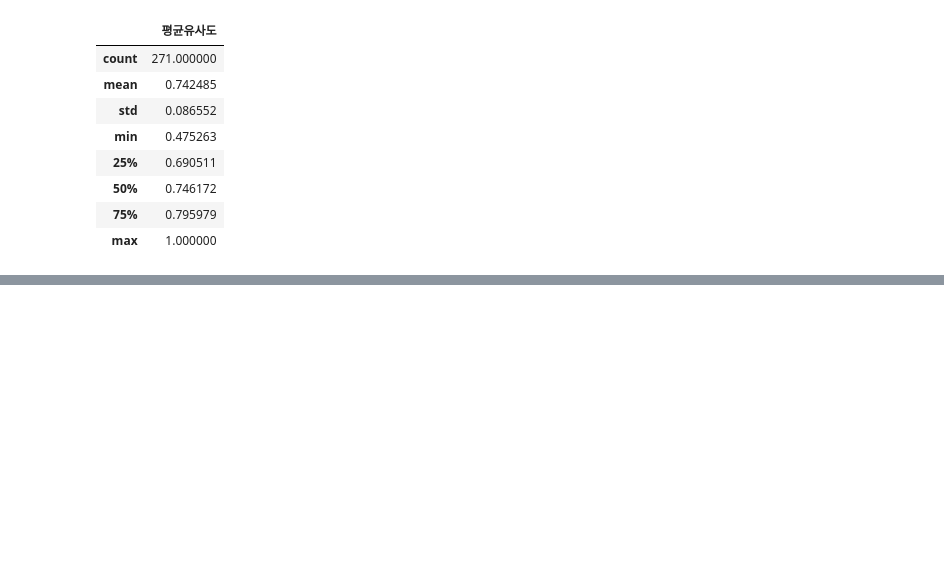
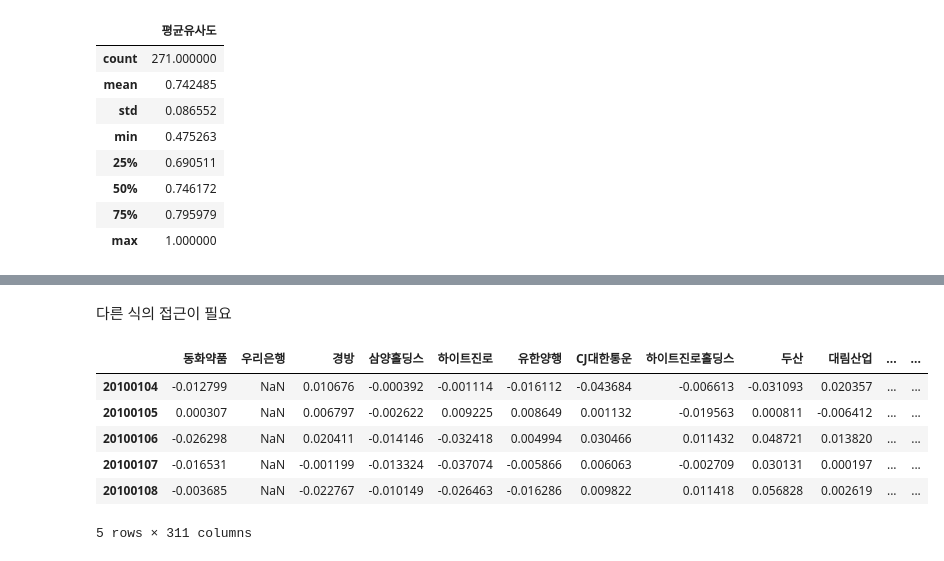
Before and after one commit to Yphy/Textmining, a Jupyter notebook: weak supervision/5.generate_lv2.ipynb, the cells around one changed output, grey strips where cells are left out. Cells and saved outputs as stored; diff of their text form; code cells hidden in the pictures; blank space fills up the shorter version.

```diff
--- a/weak supervision/5.generate_lv2.ipynb
+++ b/weak supervision/5.generate_lv2.ipynb
@@ -233,0 +237,12 @@ compare('만도','휠라홀딩스','한샘','GKL',100)
+# %% [markdown]
+다른 식의 접근이 필요
+# %%
+df_demean.head()
+# %% [output]
+|  | 동화약품 | 우리은행 | 경방 | 삼양홀딩스 | 하이트진로 | 유한양행 | CJ대한통운 | 하이트진로홀딩스 | 두산 | 대림산업 | ... | ... |
+| 20100104 | -0.012799 | NaN | 0.010676 | -0.000392 | -0.001114 | -0.016112 | -0.043684 | -0.006613 | -0.031093 | 0.020357 | ... | ... |
+| 20100105 | 0.000307 | NaN | 0.006797 | -0.002622 | 0.009225 | 0.008649 | 0.001132 | -0.019563 | 0.000811 | -0.006412 | ... | ... |
+| 20100106 | -0.026298 | NaN | 0.020411 | -0.014146 | -0.032418 | 0.004994 | 0.030466 | 0.011432 | 0.048721 | 0.013820 | ... | ... |
+| 20100107 | -0.016531 | NaN | -0.001199 | -0.013324 | -0.037074 | -0.005866 | 0.006063 | -0.002709 | 0.030131 | 0.000197 | ... | ... |
+| 20100108 | -0.003685 | NaN | -0.022767 | -0.010149 | -0.026463 | -0.016286 | 0.009822 | 0.011418 | 0.056828 | 0.002619 | ... | ... |
+5 rows × 311 columns
```
Also changed, not shown: parts of 27 cells of this notebook, 1 other file.
